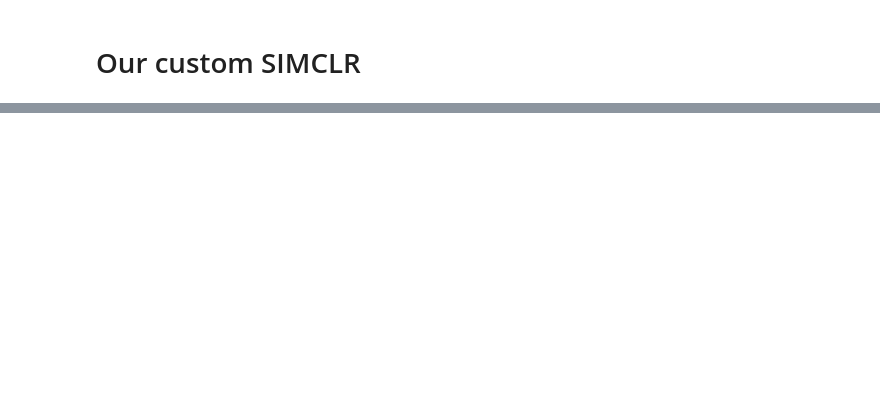
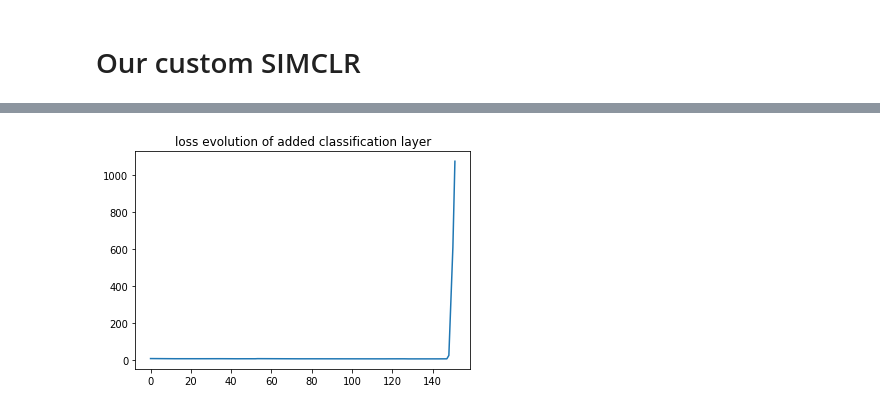
Before and after one commit to leagaze/contrastive-learning, a Jupyter notebook: Projet.ipynb, the cells around one changed output, grey strips where cells are left out. Saved outputs shown, nothing was run; the diff lists cells and outputs as text; code cells hidden in the pictures; blank space fills up the shorter version.

```diff
--- a/Projet.ipynb
+++ b/Projet.ipynb
@@ -596,23 +654,2 @@ for epoch in range(epochs):
-# %%
-# On charge le modèle
-#latest = tf.train.latest_checkpoint(checkpoint_dir)
-#training_model, _, _ = create_models()
-#training_model.load_weights(latest)
-
-encoder = keras.Model(
-    inputs=training_model.inputs,
-    outputs=training_model.get_layer(name="encoder").output,
-    name = 'encoder'
-)
-
-encoder.trainable = False
-
-classif_model = keras.Sequential(
-    [
-        encoder,
-        Flatten(),
-        Dense(95, activation='softmax')
-    ]
-)
 # %%
 classif_model.summary()
@@ -618,0 +760,6 @@ classif_model.summary()
+# %%
+plt.plot(history)
+plt.title('loss evolution of added classification layer')
+plt.show()
+# %% [output]
+[figure, added]
```
Also changed, not shown: parts of 25 cells of this notebook.
